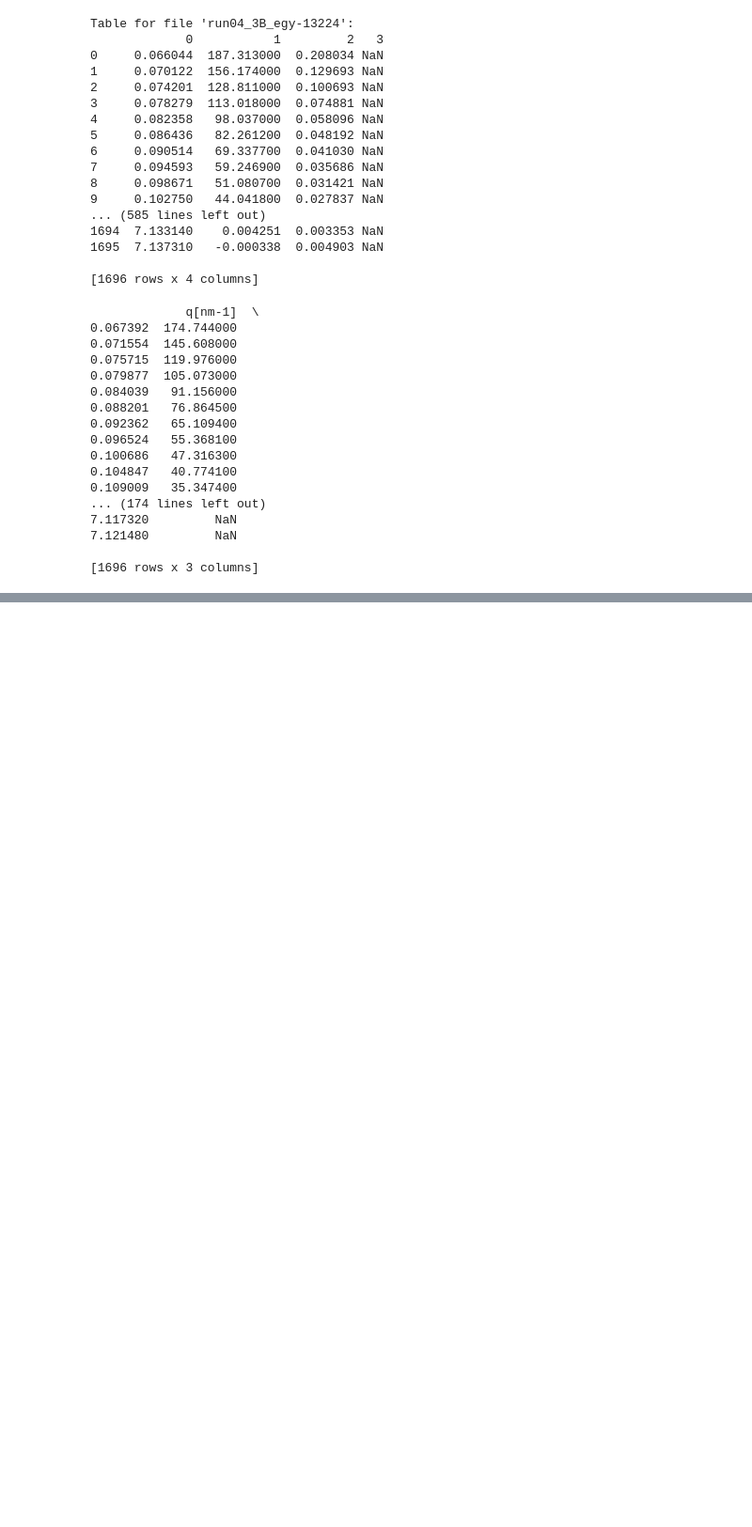
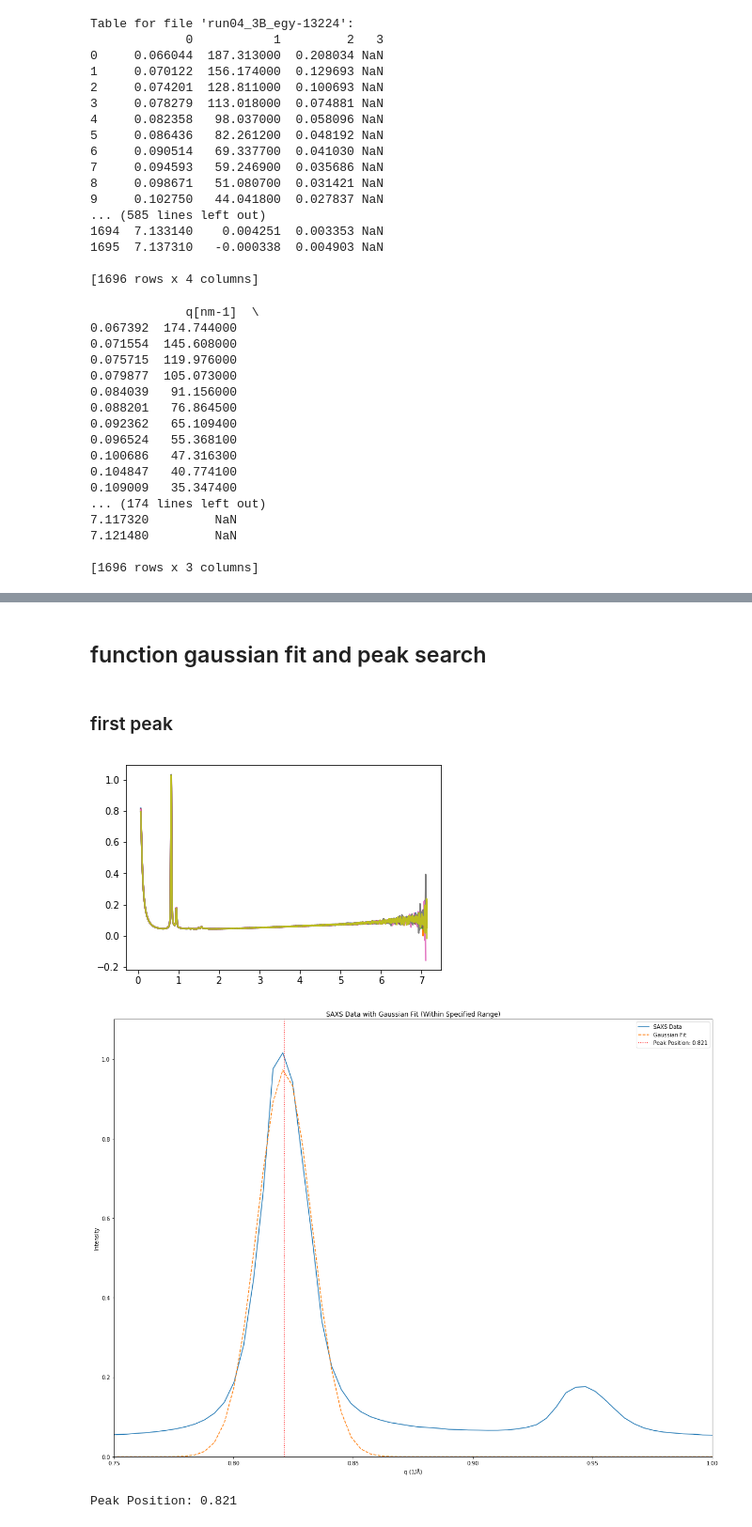
Before and after one commit to MariiaLiseanskaia/beamtime, a Jupyter notebook: Xrays.ipynb, the cells around one changed output, grey strips where cells are left out. Shown: that part at 94% size. Drawn from its saved outputs; the diff is of its cells as text; code cells hidden in the pictures; blank space fills up the shorter version.

Commit message:
fitting searching peaks and printing peaks

```diff
--- a/Xrays.ipynb
+++ b/Xrays.ipynb
@@ -165,0 +182,2 @@ plt.savefig(f'{search_keyword}.png')
+# %% [markdown]
+## function gaussian fit and peak search ##
@@ -165,0 +208,32 @@ plt.savefig(f'{search_keyword}.png')
+# %% [markdown]
+### first peak ###
+# %%
+# Example usage
+file_path = 'D:\\ESRF\\sorted\\run04_3B_egy-13224.dat'  # Replace with your file path
+q, intensity = read_saxs_dat(file_path)
+
+# Set the range for fitting
+q_range_for_fit = (0.75, 9)
+
+# Perform Gaussian fit within the specified q_range
+peak_position, fit_curve, x_fit = fit_gaussian(q, intensity, q_range_for_fit)
+
+plt.figure(figsize=(20, 15))  # Adjust the figure size as needed
+
+# Plot the original data and the fitted curve within the specified range
+plt.plot(q, intensity, label='SAXS Data')
+plt.plot(x_fit, fit_curve, label='Gaussian Fit', linestyle='--')
+plt.axvline(peak_position, color='red', linestyle=':', label=f'Peak Position: {peak_position:.3f}')
+plt.xlabel('q (1/Å)')
+plt.ylabel('Intensity')
+plt.title('SAXS Data with Gaussian Fit (Within Specified Range)')
+plt.xlim(0.75, 1) # Set X-axis limits to the range from 0.5 to 1
+plt.ylim(0, 1.1) # Set X-axis limits to the range from 0.5 to 2
+plt.legend()
+plt.show()
+
+print(f"Peak Position: {peak_position:.3f}")
+# %% [output]
+[figure, added]
+[figure, added]
+Peak Position: 0.821
```
Also changed, not shown: parts of 12 cells of this notebook, 1 other file.
